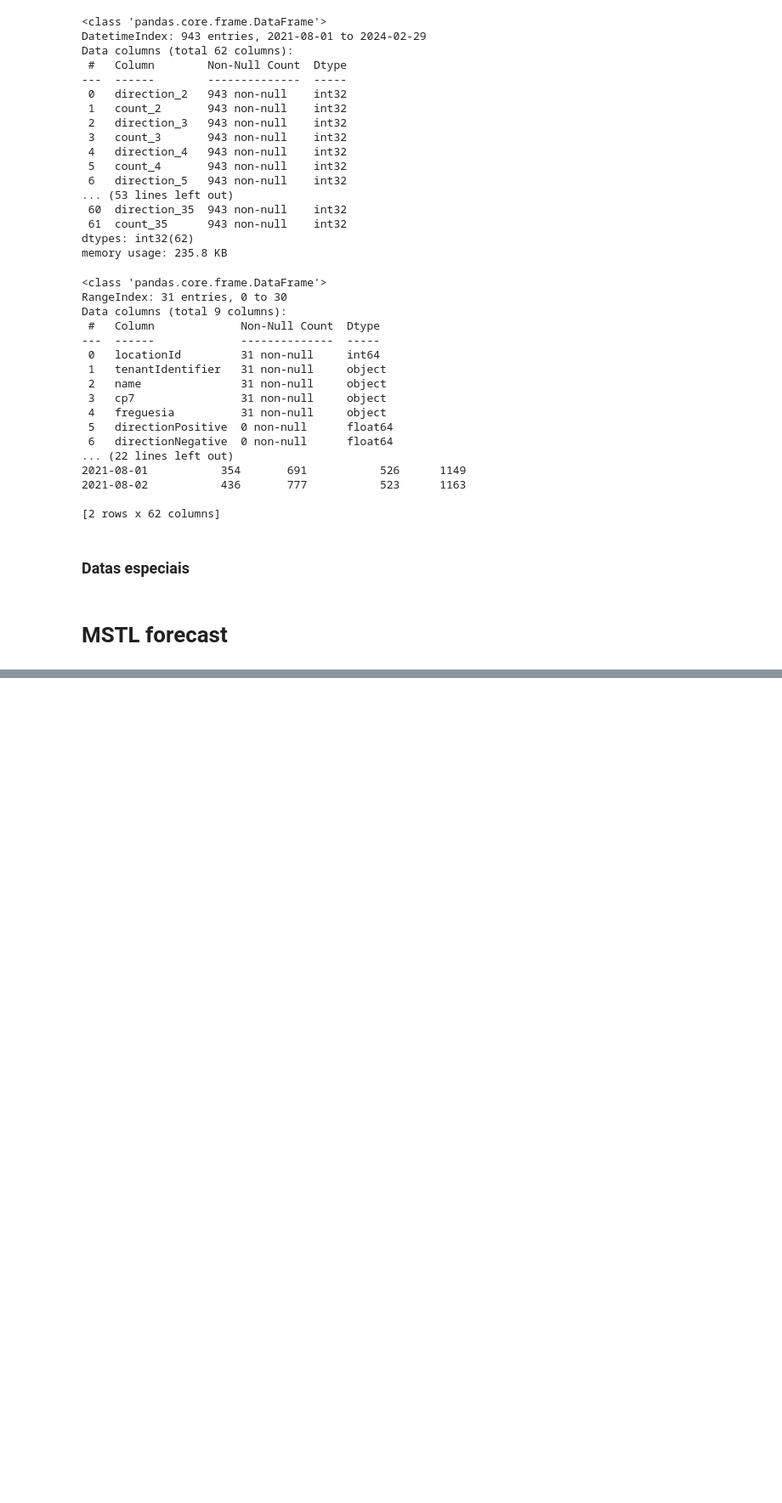
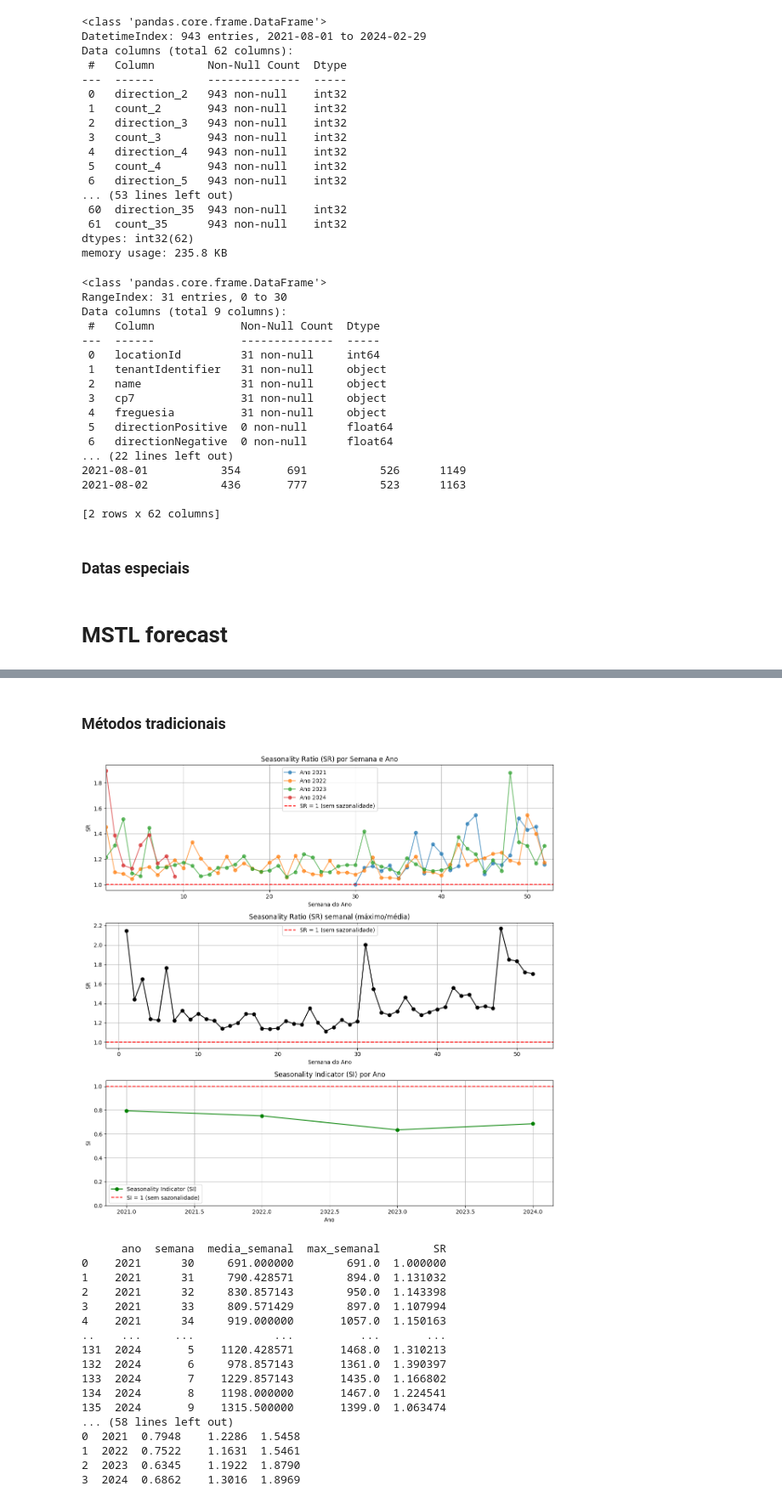
Before and after one commit to joanacarvalheiro/Seasonality, a Jupyter notebook: construcao_modelos/MSTL_Contadores.ipynb, the cells around one changed output, grey strips where cells are left out. Shown: that part at 85% size. Cells and saved outputs as stored; diff of their text form; code cells hidden in the pictures; blank space fills up the shorter version.

```diff
--- a/construcao_modelos/MSTL_Contadores.ipynb
+++ b/construcao_modelos/MSTL_Contadores.ipynb
@@ -436,0 +453,2 @@ fig.show()
+# %% [markdown]
+### Métodos tradicionais
@@ -436,0 +533,29 @@ fig.show()
+# %%
+df_diario = df_corrigido_total['count_34'].reset_index()
+df_diario.columns = ['datetime', 'count_34']
+df_sr_ano_semana, df_sr_semana, df_si = calcular_sr_si(df_diario, coluna='count_34', plotar=True)
+
+print(df_sr_ano_semana)
+print(' ')
+print(df_sr_semana)
+print(' ')
+print(df_si)
+# %% [output]
+[figure, added]
+      ano  semana  media_semanal  max_semanal        SR
+0    2021      30     691.000000        691.0  1.000000
+1    2021      31     790.428571        894.0  1.131032
+2    2021      32     830.857143        950.0  1.143398
+3    2021      33     809.571429        897.0  1.107994
+4    2021      34     919.000000       1057.0  1.150163
+..    ...     ...            ...          ...       ...
+131  2024       5    1120.428571       1468.0  1.310213
+132  2024       6     978.857143       1361.0  1.390397
+133  2024       7    1229.857143       1435.0  1.166802
+134  2024       8    1198.000000       1467.0  1.224541
+135  2024       9    1315.500000       1399.0  1.063474
+... (58 lines left out)
+0  2021  0.7948    1.2286  1.5458
+1  2022  0.7522    1.1631  1.5461
+2  2023  0.6345    1.1922  1.8790
+3  2024  0.6862    1.3016  1.8969
```
Also changed, not shown: parts of 14 cells of this notebook.
